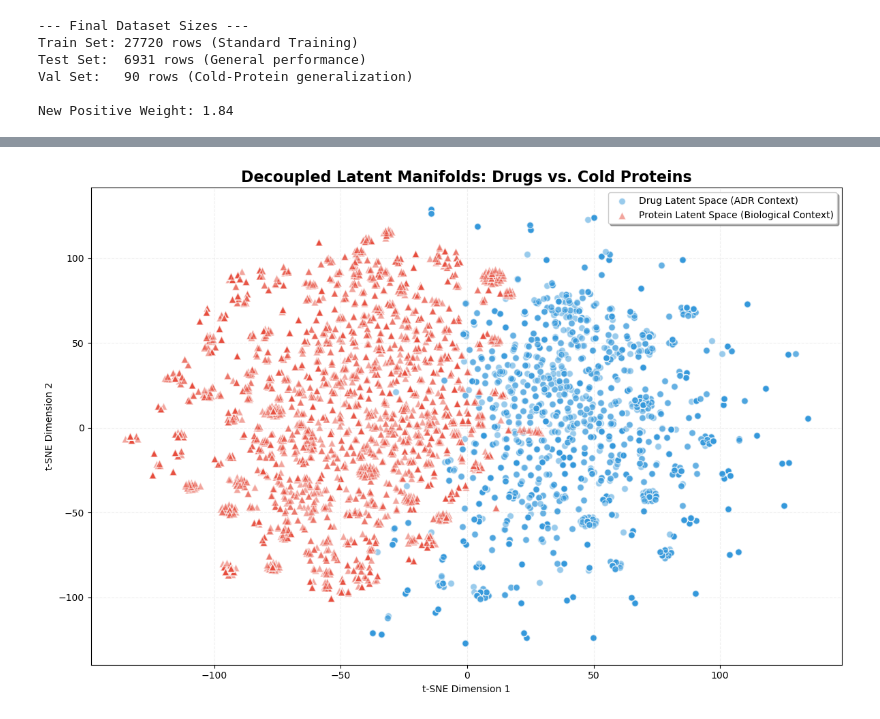
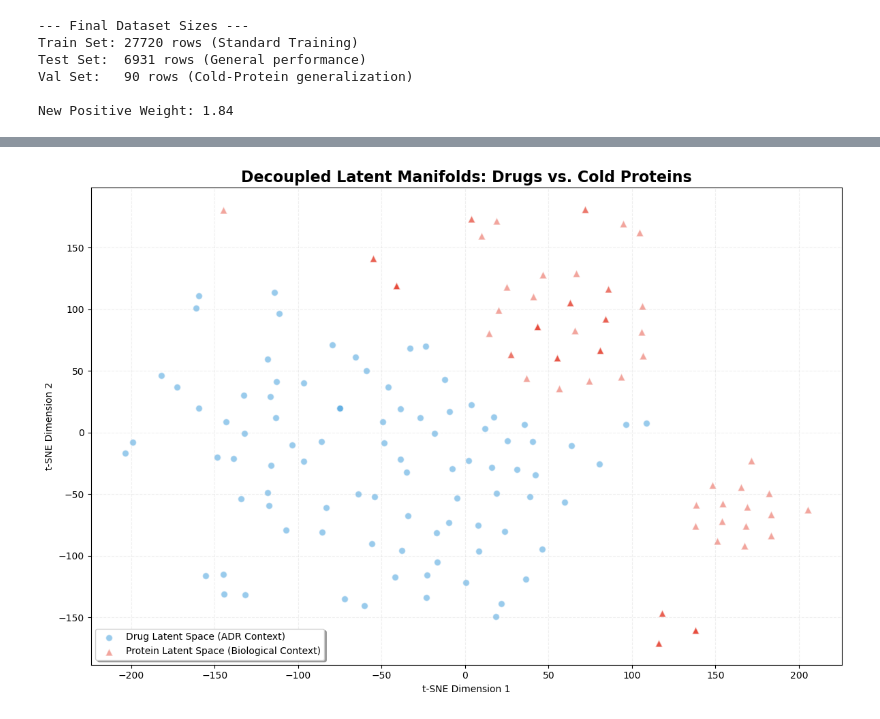
Before and after one commit to sabbir-mirza-013/Deep-Learning-Frameworks-for-Multi-Task-Prediction-of-Drug-Target-Interactions-and-Adverse-Effects, a Jupyter notebook: Model/TestModel/main.ipynb, the cells around one changed output, grey strips where cells are left out. Cells and saved outputs as stored; diff of their text form; code cells hidden in the pictures.

```diff
--- a/Model/TestModel/main.ipynb
+++ b/Model/TestModel/main.ipynb
@@ -132,6 +133,42 @@ class ADRData:
             decoded_names.append(name)
 
         return decoded_names
+
+    def decode_indices(self, indices):
+        """
+        Takes a list or array of indices (e.g., [42, 105, 300])
+        and returns the corresponding ADR names.
+        """
+        return [self.id_to_name.get(self.idx_to_id[idx], "Unknown ADR") for idx in indices]
+
+    def decode_top_k(self, confidence_array, k=5):
+        """
+        Takes the raw probability array from the model, finds the top K
+        highest values, and returns names + their confidence scores.
+        """
+        # Get indices of the top k probabilities
+        top_indices = np.argsort(confidence_array)[-k:][::-1]
+
+        results = []
+        for idx in top_indices:
+            adr_id = self.idx_to_id[idx]
+            name = self.id_to_name.get(adr_id, "Unknown ADR")
+            conf = confidence_array[idx]
+            results.append({"name": name, "confidence": round(float(conf), 4)})
+
+        return results
+
+    def decode_with_threshold(self, confidence_array, threshold=0.5):
+        """
+        Returns all ADRs that pass a specific confidence threshold.
+        Useful for seeing everything the model is "sure" about.
+        """
+        active_indices = np.where(confidence_array >= threshold)[0]
+
+        # Sort them by confidence (highest first)
+        active_indices = active_indices[np.argsort(confidence_array[active_indices])[::-1]]
+
+        return [self.id_to_name.get(self.idx_to_id[idx], "Unknown ADR") for idx in active_indices]
 # %%
 adrdf = pd.read_parquet(config['dataset']["adr"])
 id_name_dict = dict(zip(adrdf['meddra_id'], adrdf['meddra_name']))
@@ -261,9 +298,11 @@ class MultiTaskFusionVAE(nn.Module):
         )
 
         self.dti_head = nn.Sequential(
-            nn.Linear(latent_dim, 128),
+            nn.Linear(latent_dim, 256),
             nn.ReLU(),
-            nn.Linear(128, 1)
+            # nn.Linear(256, 128),
+            # nn.ReLU(),
+            nn.Linear(256, 1)
         )
 
     def reparameterize(self, mu, logvar):
@@ -636,35 +710,35 @@ def plot_separated_entities(model, loader, device):
     drugs = np.concatenate(drug_latents)
     prots = np.concatenate(prot_latents)
     all_features = np.vstack([drugs, prots])
 
     # Removed 'n_iter' to prevent the error; 'max_iter' is the modern equivalent
     tsne = TSNE(n_components=2, perplexity=30, max_iter=1000, random_state=42, init='pca')
     z_2d = tsne.fit_transform(all_features)
 
     z_drugs = z_2d[:len(drugs)]
     z_prots = z_2d[len(drugs):]
 
     plt.figure(figsize=(12, 8))
 
     # Plotting with a slight alpha for better visibility of density
     plt.scatter(z_drugs[:, 0], z_drugs[:, 1], c='#3498db', alpha=0.5,
                 label='Drug Latent Space (ADR Context)', marker='o', edgecolors='w', s=50)
 
     plt.scatter(z_prots[:, 0], z_prots[:, 1], c='#e74c3c', alpha=0.5,
                 label='Protein Latent Space (Biological Context)', marker='^', edgecolors='w', s=60)
 
     plt.title('Decoupled Latent Manifolds: Drugs vs. Cold Proteins', fontsize=16, fontweight='bold')
     plt.xlabel('t-SNE Dimension 1')
     plt.ylabel('t-SNE Dimension 2')
     plt.legend(frameon=True, shadow=True)
     plt.grid(True, linestyle='--', alpha=0.2)
     plt.tight_layout()
     plt.show()
 
 # Execute with your trained model
-plot_separated_entities(model, test_loader, device)
+plot_separated_entities(model, val_loader, device)
 # %% [output]
-[figure, old version]
+[figure, new version]
 # %%
 import numpy as np
 from sklearn.manifold import TSNE
```
Also changed, not shown: parts of 16 cells of this notebook.
